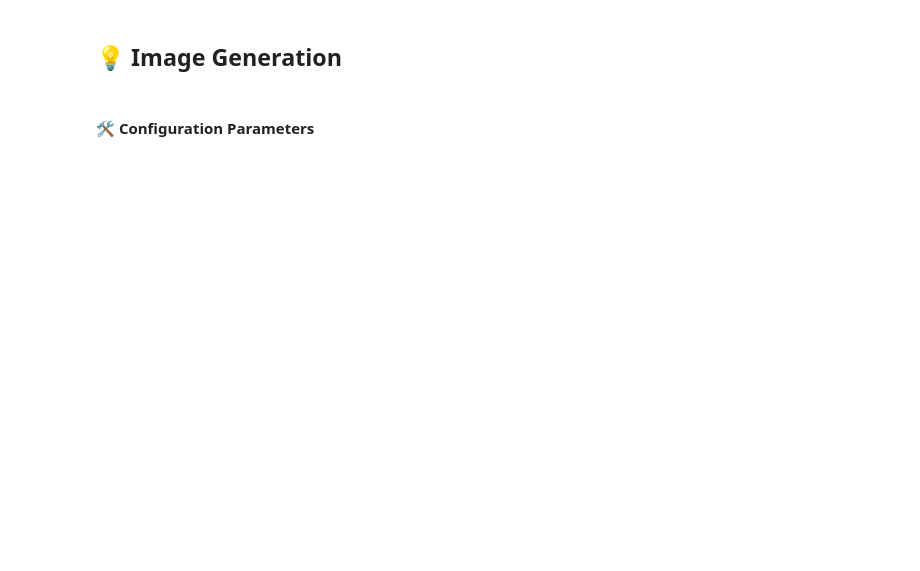
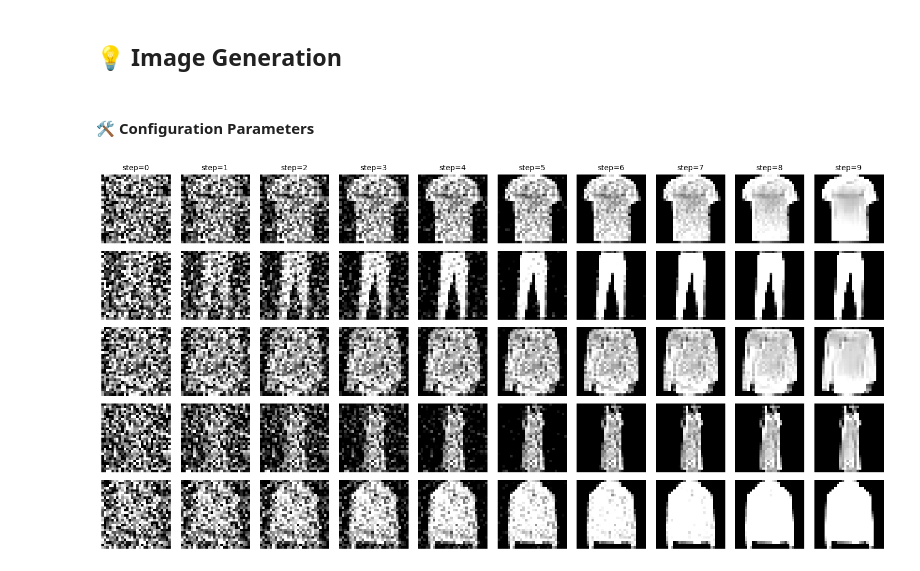
Before and after one commit to Jac-Zac/PML_DL_Final_Project, a Jupyter notebook: notebooks/notebook_train_flow.ipynb, the cells around one changed output. Drawn from its saved outputs; the diff is of its cells as text; code cells hidden in the pictures; blank space fills up the shorter version.

```diff
--- a/notebooks/notebook_train_flow.ipynb
+++ b/notebooks/notebook_train_flow.ipynb
@@ -131,28 +133,31 @@ Epoch 4/20
 n_samples = 5     #number of classes I want to sample
 save_dir = "samples"
 num_steps = 10
+num_intermediate = 10
 
 ckpt_path = "checkpoints/best_model.pth"  # or use your last checkpoint
 # %%
 from PIL import Image
 import os
 import matplotlib.pyplot as plt
 
 # Create sampler instance
 flow = FlowMatching(img_size=28, device=device)
 
 # Call the plotting function (note argument order!)
 plot_image_grid(
     model=flow_model,
     method_instance=flow,
     n=n_samples,
-    num_intermediate=num_timesteps,
+    num_intermediate=num_intermediate,
     num_steps=num_steps,
     save_dir=save_dir,
     device=device,
     num_classes=num_classes,
 )
 
 # Display the saved image
 out_path = os.path.join(save_dir, "all_samples_grid.png")
 display(Image.open(out_path))
+# %% [output]
+[figure, added]
```
Also changed, not shown: parts of 4 cells of this notebook.
